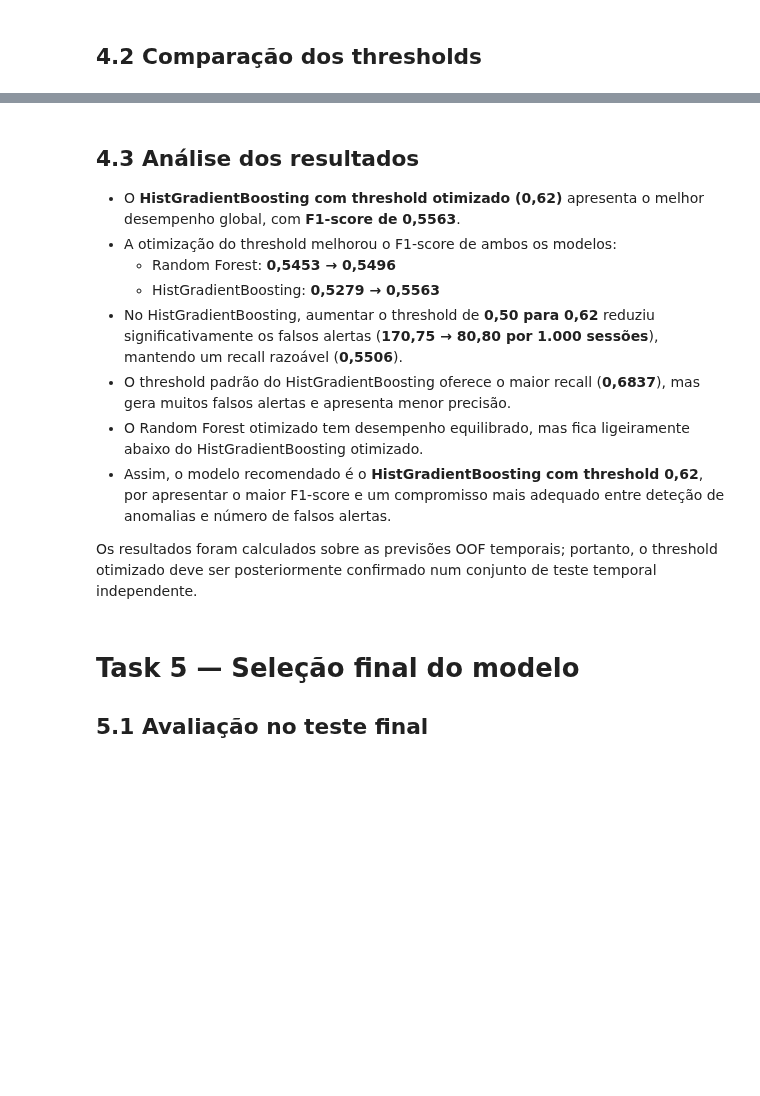
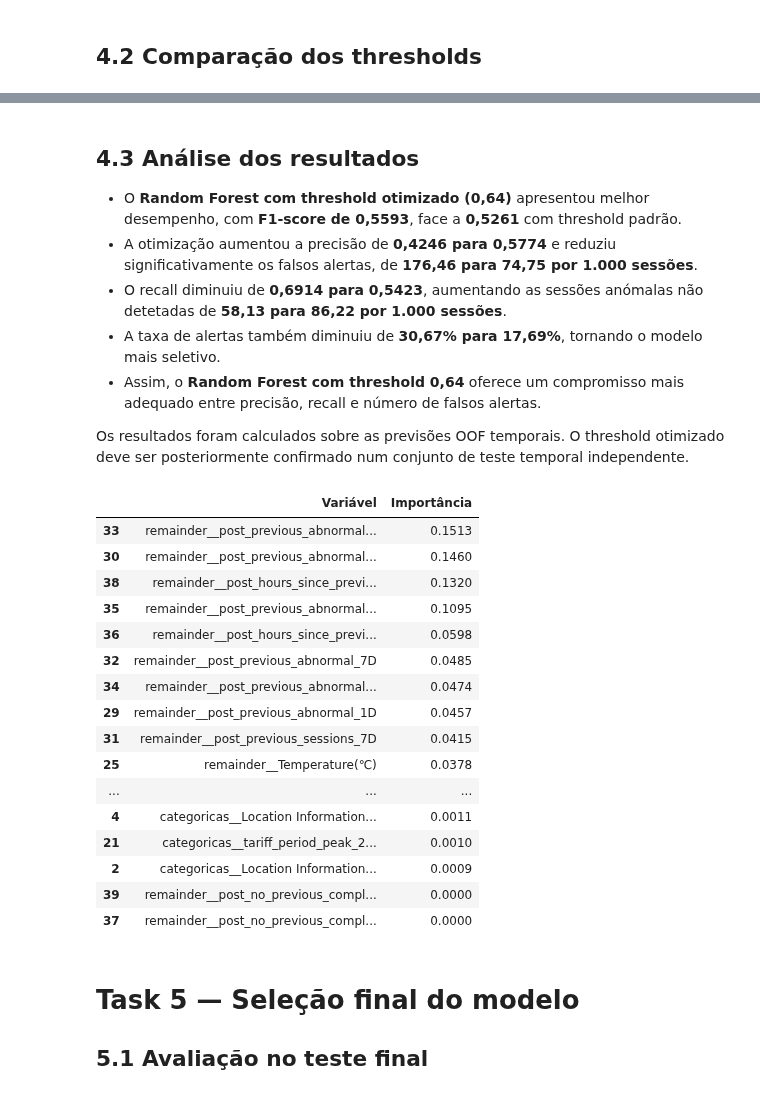
Before and after one commit to RaphaelMoragas/Minera-o_de_Dados_MEI, a Jupyter notebook: Projeto_Final/Projeto_MINDD_Final.ipynb, the cells around one changed output, grey strips where cells are left out. Drawn from its saved outputs; the diff is of its cells as text; code cells hidden in the pictures; blank space fills up the shorter version.

```diff
--- a/Projeto_Final/Projeto_MINDD_Final.ipynb
+++ b/Projeto_Final/Projeto_MINDD_Final.ipynb
@@ -2598,4 +2597,15 @@ tamanho_validacao = int(len(treino) * prop_validacao / n_folds)
 tss = TimeSeriesSplit(n_splits=n_folds,
                           test_size=tamanho_validacao,
                           max_train_size=tamanho_treino)
+# %%
+modelo_rf_tuning = make_pipeline(
+    criar_prep(grupo_3, False),
+    RandomForestClassifier(
+        class_weight='balanced_subsample',
+        n_jobs=1,
+        random_state=42
+    )
+)
+
+cross_val_f1_rf = cross_val_score(modelo_rf_tuning, treino[grupo_3], treino['is_Abnormal'], cv=tss, scoring='f1', n_jobs=-1)
 # %%
@@ -2828,13 +2798,10 @@ display(metrics_comparacao.round(4))
 # %% [markdown]
 ## 4.3 Análise dos resultados
 
-- O **HistGradientBoosting com threshold otimizado (0,62)** apresenta o melhor desempenho global, com **F1-score de 0,5563**.
-- A otimização do threshold melhorou o F1-score de ambos os modelos:
-	- Random Forest: **0,5453 → 0,5496**
-	- HistGradientBoosting: **0,5279 → 0,5563**
-- No HistGradientBoosting, aumentar o threshold de **0,50 para 0,62** reduziu significativamente os falsos alertas (**170,75 → 80,80 por 1.000 sessões**), mantendo um recall razoável (**0,5506**).
-- O threshold padrão do HistGradientBoosting oferece o maior recall (**0,6837**), mas gera muitos falsos alertas e apresenta menor precisão.
-- O Random Forest otimizado tem desempenho equilibrado, mas fica ligeiramente abaixo do HistGradientBoosting otimizado.
-- Assim, o modelo recomendado é o **HistGradientBoosting com threshold 0,62**, por apresentar o maior F1-score e um compromisso mais adequado entre deteção de anomalias e número de falsos alertas.
+- O **Random Forest com threshold otimizado (0,64)** apresentou melhor desempenho, com **F1-score de 0,5593**, face a **0,5261** com threshold padrão.
+- A otimização aumentou a precisão de **0,4246 para 0,5774** e reduziu significativamente os falsos alertas, de **176,46 para 74,75 por 1.000 sessões**.
+- O recall diminuiu de **0,6914 para 0,5423**, aumentando as sessões anómalas não detetadas de **58,13 para 86,22 por 1.000 sessões**.
+- A taxa de alertas também diminuiu de **30,67% para 17,69%**, tornando o modelo mais seletivo.
+- Assim, o **Random Forest com threshold 0,64** oferece um compromisso mais adequado entre precisão, recall e número de falsos alertas.
 
-Os resultados foram calculados sobre as previsões OOF temporais; portanto, o threshold otimizado deve ser posteriormente confirmado num conjunto de teste temporal independente.
+Os resultados foram calculados sobre as previsões OOF temporais. O threshold otimizado deve ser posteriormente confirmado num conjunto de teste temporal independente.
@@ -2843,3 +2808,40 @@ modelo_final = melhor_modelo_hgb
+# %%
+melhor_modelo = grid_rf.best_estimator_
+
+prep = melhor_modelo.named_steps[
+    'columntransformer'
+]
+
+rf = melhor_modelo.named_steps[
+    'randomforestclassifier'
+]
+
+nomes_variaveis = prep.get_feature_names_out()
+
+importancias = pd.DataFrame({
+    'Variável': nomes_variaveis,
+    'Importância': rf.feature_importances_
+}).sort_values('Importância', ascending=False)
+
+display(importancias.round(4))
+# %% [output]
+|  | Variável | Importância |
+| 33 | remainder__post_previous_abnormal... | 0.1513 |
+| 30 | remainder__post_previous_abnormal... | 0.1460 |
+| 38 | remainder__post_hours_since_previ... | 0.1320 |
+| 35 | remainder__post_previous_abnormal... | 0.1095 |
+| 36 | remainder__post_hours_since_previ... | 0.0598 |
+| 32 | remainder__post_previous_abnormal_7D | 0.0485 |
+| 34 | remainder__post_previous_abnormal... | 0.0474 |
+| 29 | remainder__post_previous_abnormal_1D | 0.0457 |
+| 31 | remainder__post_previous_sessions_7D | 0.0415 |
+| 25 | remainder__Temperature(℃) | 0.0378 |
+| ... | ... | ... |
+| 4 | categoricas__Location Information... | 0.0011 |
+| 21 | categoricas__tariff_period_peak_2... | 0.0010 |
+| 2 | categoricas__Location Information... | 0.0009 |
+| 39 | remainder__post_no_previous_compl... | 0.0000 |
+| 37 | remainder__post_no_previous_compl... | 0.0000 |
 # %% [markdown]
 # Task 5 — Seleção final do modelo
 
```
Also changed, not shown: parts of 17 cells of this notebook, 3 other files.
